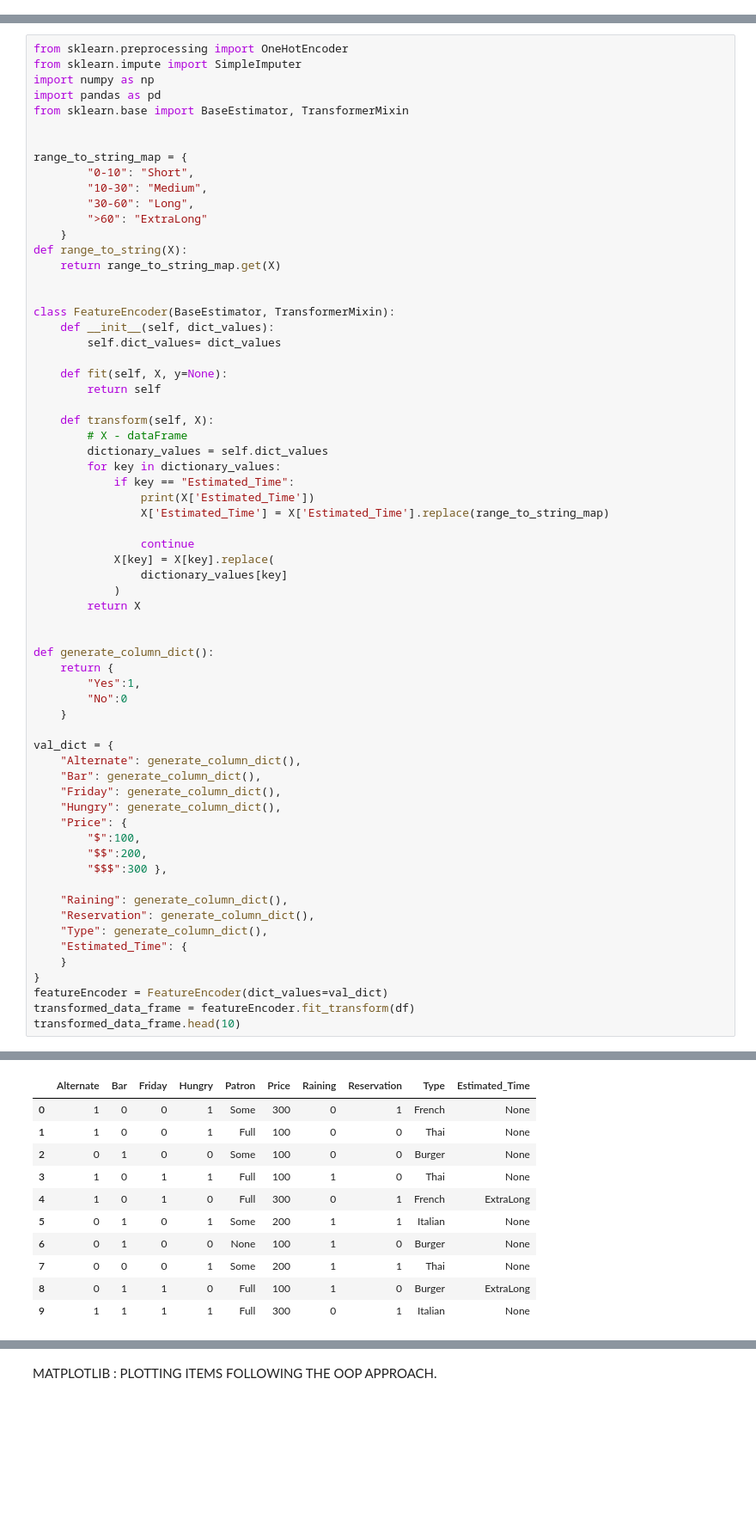
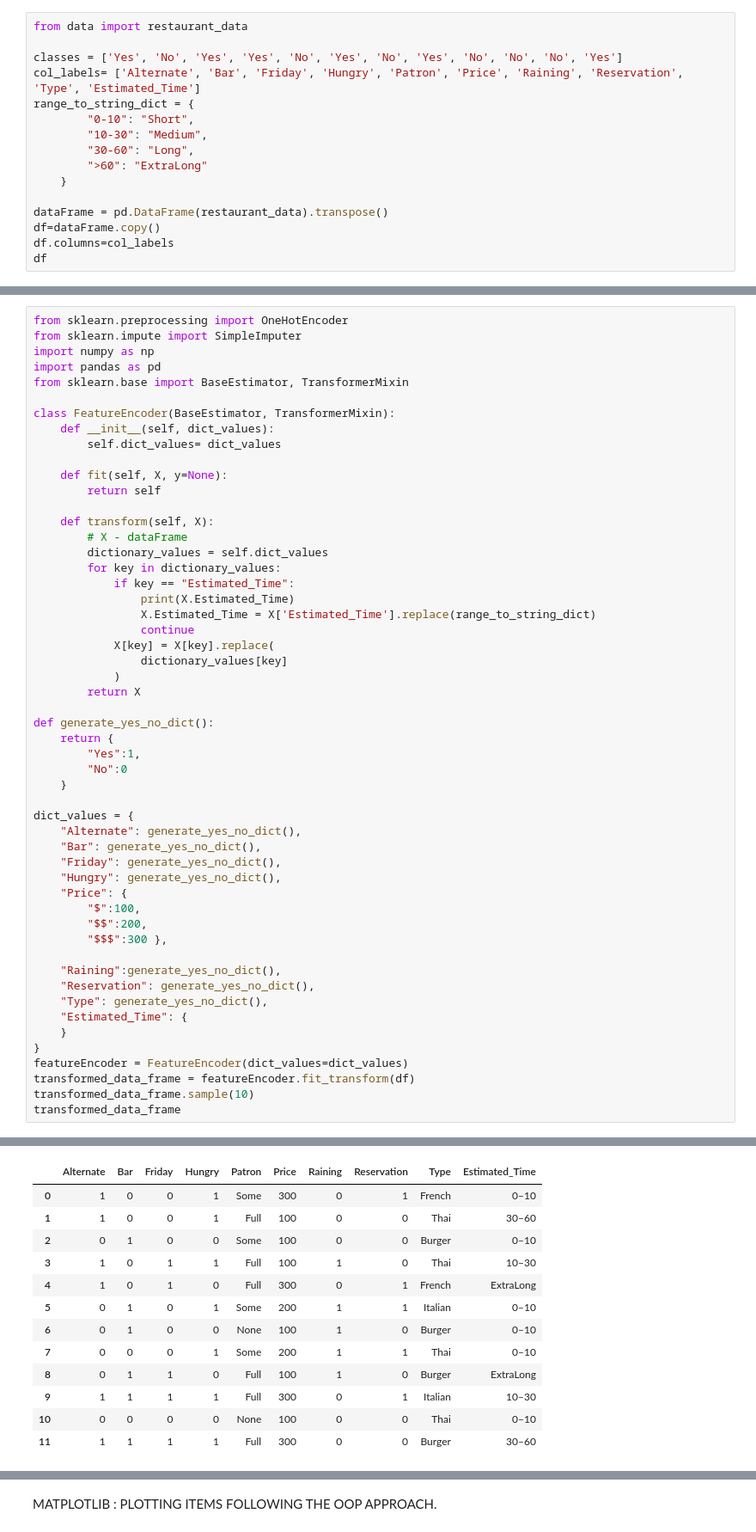
Before and after one commit to keringKirwa/4.1_Machine_Learning, a Jupyter notebook: KB_Syststems.ipynb, the cells around one changed output, grey strips where cells are left out. Shown at 86% size. Cells and saved outputs as stored; diff of their text form; blank space fills up the shorter version.

```diff
--- a/KB_Syststems.ipynb
+++ b/KB_Syststems.ipynb
@@ -217,0 +6,16 @@ df
+# %%
+from data import restaurant_data
+
+classes = ['Yes', 'No', 'Yes', 'Yes', 'No', 'Yes', 'No', 'Yes', 'No', 'No', 'No', 'Yes']
+col_labels= ['Alternate', 'Bar', 'Friday', 'Hungry', 'Patron', 'Price', 'Raining', 'Reservation', 'Type', 'Estimated_Time']
+range_to_string_dict = {
+        "0-10": "Short",
+        "10-30": "Medium",
+        "30-60": "Long",
+        ">60": "ExtraLong"
+    }
+
+dataFrame = pd.DataFrame(restaurant_data).transpose()
+df=dataFrame.copy()
+df.columns=col_labels
+df
@@ -221,17 +39,6 @@ from sklearn.impute import SimpleImputer
 import numpy as np
 import pandas as pd
 from sklearn.base import BaseEstimator, TransformerMixin
-
-
-range_to_string_map = {
-        "0-10": "Short",
-        "10-30": "Medium",
-        "30-60": "Long",
-        ">60": "ExtraLong"
-    }
-def range_to_string(X):
-    return range_to_string_map.get(X)
-
 
 class FeatureEncoder(BaseEstimator, TransformerMixin):
     def __init__(self, dict_values):
@@ -245,39 +52,38 @@ class FeatureEncoder(BaseEstimator, TransformerMixin):
         dictionary_values = self.dict_values
         for key in dictionary_values:
             if key == "Estimated_Time":
-                print(X['Estimated_Time'])
-                X['Estimated_Time'] = X['Estimated_Time'].replace(range_to_string_map)
-
+                print(X.Estimated_Time)
+                X.Estimated_Time = X['Estimated_Time'].replace(range_to_string_dict)
                 continue
             X[key] = X[key].replace(
                 dictionary_values[key]
             )
         return X
 
-
-def generate_column_dict():
+def generate_yes_no_dict():
     return {
         "Yes":1,
         "No":0
     }
 
-val_dict = {
-    "Alternate": generate_column_dict(),
-    "Bar": generate_column_dict(),
-    "Friday": generate_column_dict(),
-    "Hungry": generate_column_dict(),
+dict_values = {
+    "Alternate": generate_yes_no_dict(),
+    "Bar": generate_yes_no_dict(),
+    "Friday": generate_yes_no_dict(),
+    "Hungry": generate_yes_no_dict(),
     "Price": {
         "$":100,
         "$$":200,
         "$$$":300 },
 
-    "Raining": generate_column_dict(),
-    "Reservation": generate_column_dict(),
-    "Type": generate_column_dict(),
+    "Raining":generate_yes_no_dict(),
+    "Reservation": generate_yes_no_dict(),
+    "Type": generate_yes_no_dict(),
     "Estimated_Time": {
     }
 }
-featureEncoder = FeatureEncoder(dict_values=val_dict)
+featureEncoder = FeatureEncoder(dict_values=dict_values)
 transformed_data_frame = featureEncoder.fit_transform(df)
-transformed_data_frame.head(10)
+transformed_data_frame.sample(10)
+transformed_data_frame
 # %% [output]
@@ -296,12 +102,14 @@ transformed_data_frame.head(10)
 Name: Estimated_Time, dtype: object
 |  | Alternate | Bar | Friday | Hungry | Patron | Price | Raining | Reservation | Type | Estimated_Time |
-| 0 | 1 | 0 | 0 | 1 | Some | 300 | 0 | 1 | French | None |
-| 1 | 1 | 0 | 0 | 1 | Full | 100 | 0 | 0 | Thai | None |
-| 2 | 0 | 1 | 0 | 0 | Some | 100 | 0 | 0 | Burger | None |
-| 3 | 1 | 0 | 1 | 1 | Full | 100 | 1 | 0 | Thai | None |
+| 0 | 1 | 0 | 0 | 1 | Some | 300 | 0 | 1 | French | 0–10 |
+| 1 | 1 | 0 | 0 | 1 | Full | 100 | 0 | 0 | Thai | 30–60 |
+| 2 | 0 | 1 | 0 | 0 | Some | 100 | 0 | 0 | Burger | 0–10 |
+| 3 | 1 | 0 | 1 | 1 | Full | 100 | 1 | 0 | Thai | 10–30 |
 | 4 | 1 | 0 | 1 | 0 | Full | 300 | 0 | 1 | French | ExtraLong |
-| 5 | 0 | 1 | 0 | 1 | Some | 200 | 1 | 1 | Italian | None |
-| 6 | 0 | 1 | 0 | 0 | None | 100 | 1 | 0 | Burger | None |
-| 7 | 0 | 0 | 0 | 1 | Some | 200 | 1 | 1 | Thai | None |
+| 5 | 0 | 1 | 0 | 1 | Some | 200 | 1 | 1 | Italian | 0–10 |
+| 6 | 0 | 1 | 0 | 0 | None | 100 | 1 | 0 | Burger | 0–10 |
+| 7 | 0 | 0 | 0 | 1 | Some | 200 | 1 | 1 | Thai | 0–10 |
 | 8 | 0 | 1 | 1 | 0 | Full | 100 | 1 | 0 | Burger | ExtraLong |
-| 9 | 1 | 1 | 1 | 1 | Full | 300 | 0 | 1 | Italian | None |
+| 9 | 1 | 1 | 1 | 1 | Full | 300 | 0 | 1 | Italian | 10–30 |
+| 10 | 0 | 0 | 0 | 0 | None | 100 | 0 | 0 | Thai | 0–10 |
+| 11 | 1 | 1 | 1 | 1 | Full | 300 | 0 | 0 | Burger | 30–60 |
```
Also changed, not shown: parts of 13 cells of this notebook, 4 other files.
